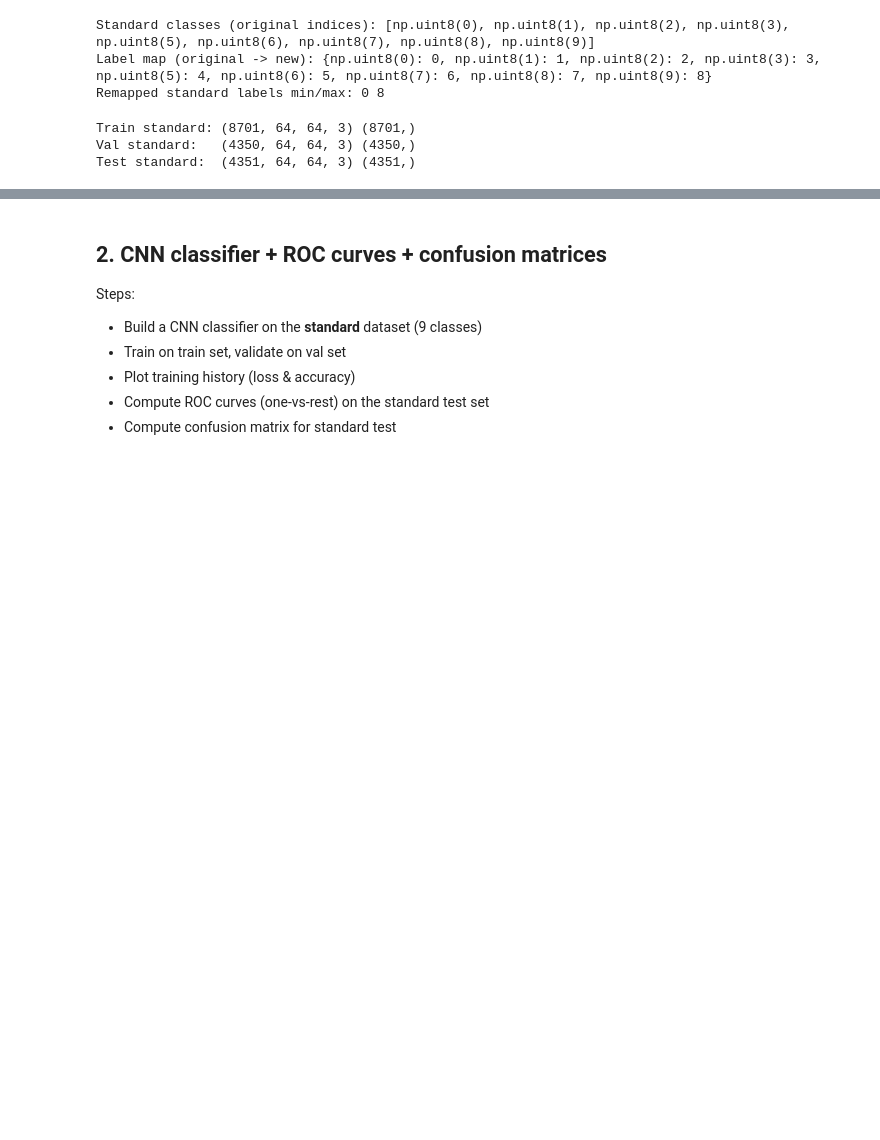
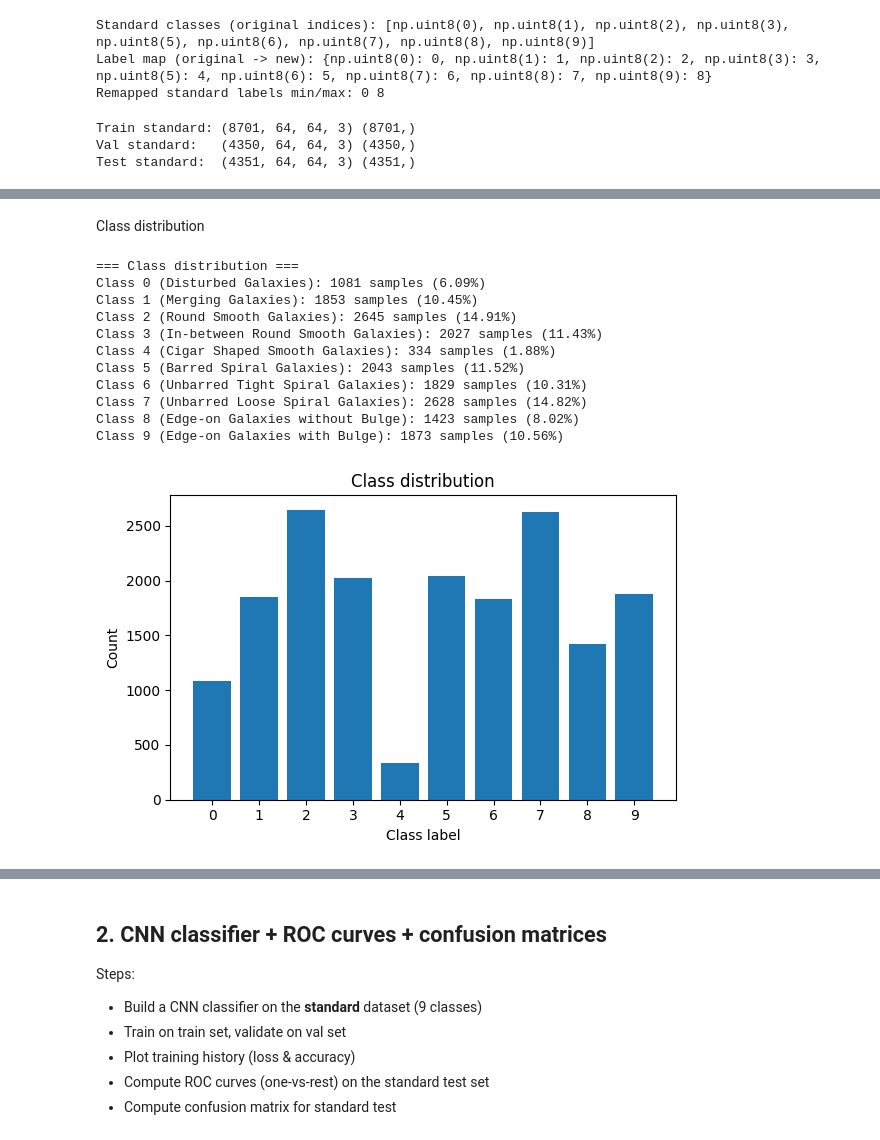
Before and after one commit to thomas1608/phy466, a Jupyter notebook: UZH/tutorials/ExamAssignment.ipynb, the cells around one changed output, grey strips where cells are left out. Cells and saved outputs as stored; diff of their text form; code cells hidden in the pictures; blank space fills up the shorter version.

```diff
--- a/UZH/tutorials/ExamAssignment.ipynb
+++ b/UZH/tutorials/ExamAssignment.ipynb
@@ -46,11 +52,12 @@ File already exists, skipping download: ./Galaxy10_DECals_64.h5
 # %%
 # Load images and labels using h5py
 with h5py.File(data_path, "r") as f:
-    images = np.array(f["images"])   # shape (17736, 256, 256, 3)
+    images = np.array(f["images"])   # shape (17736, 64, 64, 3) (changed from 256 to 64)
     labels = np.array(f["ans"])      # shape (17736,)
 
 #  normalize pixels in [0,1]
-images = images/255
+images = images.astype("float32") / 255.0 # (Keras works more efficiently and uses less memory with float32)
+
 
 print("Images shape:", images.shape)
 print("Labels shape:", labels.shape, "dtype:", labels.dtype)
@@ -171,0 +181,8 @@ Test standard:  (4351, 64, 64, 3) (4351,)
+# %%
+with h5py.File(data_path, "r") as f:
+    images = f["images"][()]      # (N, 64, 64, 3)
+    labels = f["ans"][()]         # (N,)
+    ra = f["ra"][()]
+    dec = f["dec"][()]
+    redshift = f["redshift"][()]
+    pxscale = f["pxscale"][()]
@@ -171,0 +225,46 @@ Test standard:  (4351, 64, 64, 3) (4351,)
+# %% [markdown]
+Class distribution
+# %%
+# Class names
+class_names = {
+    0: "Disturbed Galaxies",
+    1: "Merging Galaxies",
+    2: "Round Smooth Galaxies",
+    3: "In-between Round Smooth Galaxies",
+    4: "Cigar Shaped Smooth Galaxies",  # anomaly for me
+    5: "Barred Spiral Galaxies",
+    6: "Unbarred Tight Spiral Galaxies",
+    7: "Unbarred Loose Spiral Galaxies",
+    8: "Edge-on Galaxies without Bulge",
+    9: "Edge-on Galaxies with Bulge"
+}
+
+unique, counts = np.unique(labels, return_counts=True)
+
+print("=== Class distribution ===")
+for u, c in zip(unique, counts):
+    frac = c / N * 100
+    print(f"Class {u} ({class_names[u]}): {c} samples ({frac:.2f}%)")
+
+# Bar plot
+plt.figure(figsize=(6,4))
+plt.bar(unique, counts)
+plt.xticks(unique)
+plt.xlabel("Class label")
+plt.ylabel("Count")
+plt.title("Class distribution")
+plt.tight_layout()
+plt.show()
+# %% [output]
+=== Class distribution ===
+Class 0 (Disturbed Galaxies): 1081 samples (6.09%)
+Class 1 (Merging Galaxies): 1853 samples (10.45%)
+Class 2 (Round Smooth Galaxies): 2645 samples (14.91%)
+Class 3 (In-between Round Smooth Galaxies): 2027 samples (11.43%)
+Class 4 (Cigar Shaped Smooth Galaxies): 334 samples (1.88%)
+Class 5 (Barred Spiral Galaxies): 2043 samples (11.52%)
+Class 6 (Unbarred Tight Spiral Galaxies): 1829 samples (10.31%)
+Class 7 (Unbarred Loose Spiral Galaxies): 2628 samples (14.82%)
+Class 8 (Edge-on Galaxies without Bulge): 1423 samples (8.02%)
+Class 9 (Edge-on Galaxies with Bulge): 1873 samples (10.56%)
+[figure, added]
```
Also changed, not shown: parts of 9 cells of this notebook.
